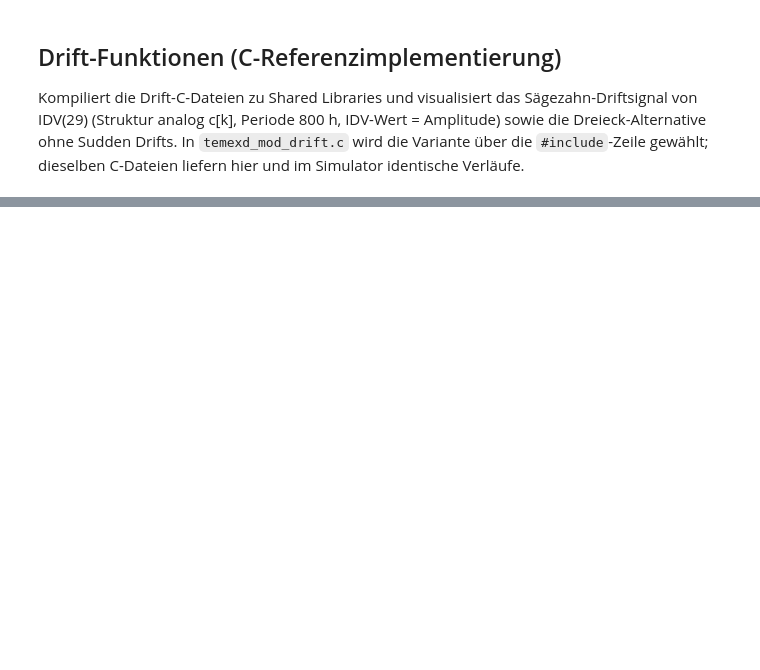
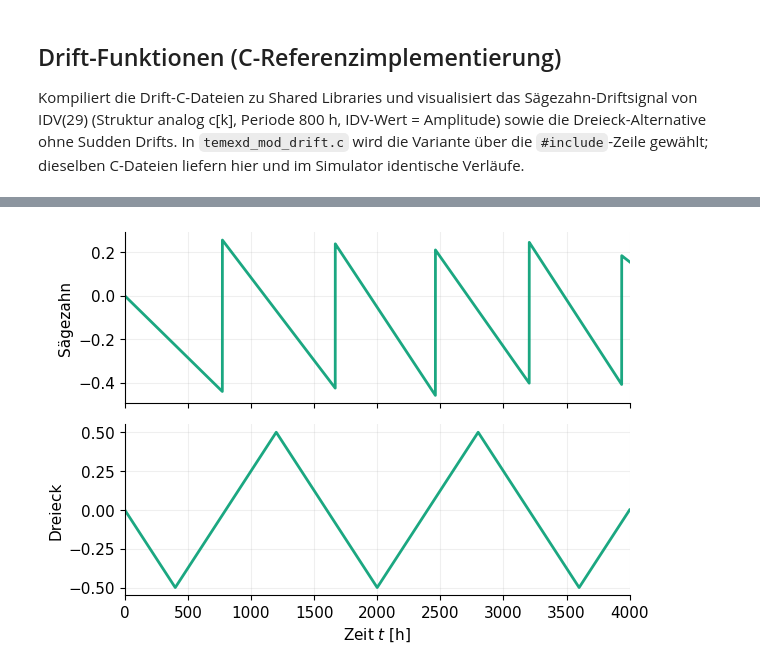
Before and after one commit to marijan-p/process_optimization_concept_drift, a Jupyter notebook: ipynb/tep/tep_generation.ipynb, the cells around one changed output, grey strips where cells are left out. Saved outputs shown, nothing was run; the diff lists cells and outputs as text; code cells hidden in the pictures; blank space fills up the shorter version.

```diff
--- a/ipynb/tep/tep_generation.ipynb
+++ b/ipynb/tep/tep_generation.ipynb
@@ -34,7 +35,7 @@ BOUNDARY_TOL = 0.1
 ERROR_VARIANT_ID = 29
 ERROR_VARIANT_AMP = 1.0
 T_TOTAL = 4000.0   # h, analog runtime der Testreihe
-AMPLITUDE = 0.25   # entspricht IDV(29) = 0.25
+DRIFT_PERIOD, DRIFT_GAMMA, DRIFT_SEED = 800.0, 0.2, 42   # wie in temexd_mod.c
 
 rng = np.random.default_rng(SEED)
 # %% [markdown]
@@ -477,27 +585,32 @@ def _eval(lib, t, amplitude, period, gamma, seed):
     return amplitude * np.array([lib.drift_signal(float(x), period, gamma, seed)
                                  for x in np.atleast_1d(t)])
 
-def drift_sawtooth(t, amplitude: float = 0.25, period: float = 800.0,
-                   gamma: float = 0.2, seed: int = SEED) -> np.ndarray:
-    """Saegezahn analog c[k]; entspricht IDV(29) = amplitude (t in h)."""
+def drift_sawtooth(t, amplitude: float = ERROR_VARIANT_AMP,
+                   period: float = DRIFT_PERIOD, gamma: float = DRIFT_GAMMA,
+                   seed: int = DRIFT_SEED) -> np.ndarray:
+    """Saegezahn analog c[k]; entspricht IDV(29) = amplitude (t in h).
+    Parameter identisch zu den #defines in temexd_mod.c."""
     return _eval(_saw, t, amplitude, period, gamma, seed)
 
-def drift_triangle(t, amplitude: float = 0.25, period: float = 800.0) -> np.ndarray:
+def drift_triangle(t, amplitude: float = ERROR_VARIANT_AMP,
+                   period: float = DRIFT_PERIOD) -> np.ndarray:
     """Dreieck ohne Sudden Drifts (Austausch-Alternative)."""
     return _eval(_tri, t, amplitude, period, 0.0, 0)
 # %%
 import matplotlib.pyplot as plt
 from src.utils import thesis_style as ts
 
 t = np.linspace(0.0, T_TOTAL, 8001)
 fig, axes = plt.subplots(2, 1, figsize=(ts.fig_width(), ts.fig_width(0.7)), sharex=True)
 for ax, (f, name) in zip(axes, [(drift_sawtooth, "Sägezahn"),
                                 (drift_triangle, "Dreieck")]):
-    ax.plot(t, f(t, amplitude=AMPLITUDE), **ts.line("drift_signal"))
+    ax.plot(t, f(t, amplitude=ERROR_VARIANT_AMP), **ts.line("drift_signal"))
     ax.set_ylabel(name)
     ax.grid(True, alpha=0.2)
     ax.margins(x=0)
 axes[-1].set_xlabel("Zeit $t$ [h]")
 plt.tight_layout()
 plot_store.save_figure(plt.gcf(), "cd", cfg, final=IS_FINAL)
 plt.show()
+# %% [output]
+[figure, added]
```
Also changed, not shown: parts of 24 cells of this notebook, 5 other files.
